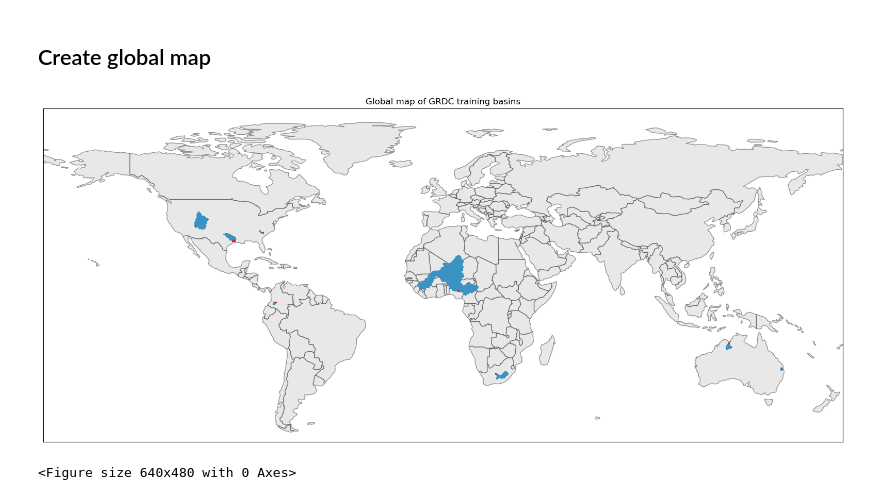
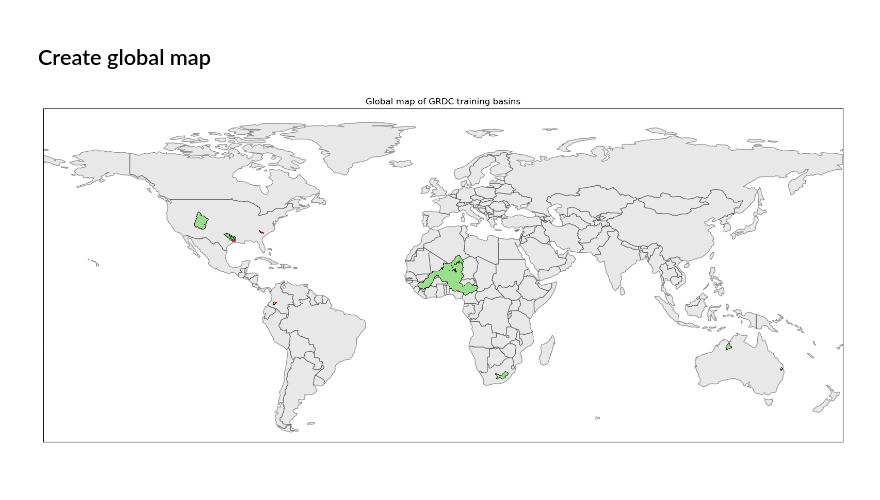
Before and after one commit to ascheliga/neuralhydrology, a Jupyter notebook: cygnss_models/visualizations/site_map_global.ipynb, the cells around one changed output. Saved outputs shown, nothing was run; the diff lists cells and outputs as text; code cells hidden in the pictures.

Commit message:
fixed plotting error and changed color scheme

```diff
--- a/cygnss_models/visualizations/site_map_global.ipynb
+++ b/cygnss_models/visualizations/site_map_global.ipynb
@@ -31,11 +34,11 @@
 # %%
-station_fn_list = [fn for fn in os.listdir(grdc_dir) if 'stationbasins' in fn]
-site_stations = gpd.GeoDataFrame()
-for fn in station_fn_list:
-    stations_meta = gpd.read_file(grdc_dir + fn)
-    stations_meta.set_index(stations_meta['grdc_no'].astype(int),inplace=True)
-    stations = stations_meta[stations_meta.index.isin(site_series.index)]
-    site_stations = pd.concat([site_stations, stations])
+# station_fn_list = [fn for fn in os.listdir(grdc_dir) if 'stationbasins' in fn]
+# site_stations = gpd.GeoDataFrame()
+# for fn in station_fn_list:
+#     stations_meta = gpd.read_file(grdc_dir + fn)
+#     stations_meta.set_index(stations_meta['grdc_no'].astype(int),inplace=True)
+#     stations = stations_meta[stations_meta.index.isin(site_series.index)]
+#     site_stations = pd.concat([site_stations, stations])
 # site_stations.to_file(grdc_dir+'site_stationbasins.geojson',driver='GeoJSON',index=False)
 # %% [markdown]
 ## Create global map
@@ -44,33 +47,37 @@ world = gpd.read_file(gpd.datasets.get_path("naturalearth_lowres"))
 # %%
 site_stations['lat_lon'] = gpd.points_from_xy(y =site_stations['lat_org'], x =  site_stations['long_org'])
 stations_points = site_stations.set_geometry('lat_lon', crs = "EPSG:4326")
+# %%
+cmap_colors = colormaps['tab20'].colors
+
+basin_green = cmap_colors[5]
+res_blue = cmap_colors[0]
+station_orange = cmap_colors[6]
 # %%
 fig = plt.figure(figsize=(20, 10))
 ax = fig.add_subplot()
 lightblue = np.array([58,147,195])/255
 
 # plot a basic map of the world
 world.plot(
     ax = ax,
     color="lightgray",
     edgecolor=[0.2,0.2,0.2],
     alpha=0.5
 )
 
 # turn off axis ticks
 ax.set_xticks([])
 ax.set_yticks([])
 
 ax.set_xlim([-180,180])
 ax.set_ylim([-60,90])
 
-site_stations.plot(ax=ax,color=lightblue,edgecolor=lightblue,linewidth=0.5)
-stations_points.plot(ax=ax,color='red',edgecolor='red',markersize=2)
+site_stations.plot(ax=ax,color=basin_green,edgecolor='black',linewidth=0.4)
+stations_points.plot(ax=ax,color=station_orange,edgecolor=station_orange,markersize=2)
 
 # set the plot title
 plt.title("Global map of GRDC training basins")
-plt.show()
-# plt.savefig('./global_grdc_basin_map.png')
+plt.savefig('./global_grdc_basin_map.png')
 # %% [output]
-[figure, old version]
+[figure, new version]
-<Figure size 640x480 with 0 Axes>
```
Also changed, not shown: parts of 9 cells of this notebook, 1 other file.
